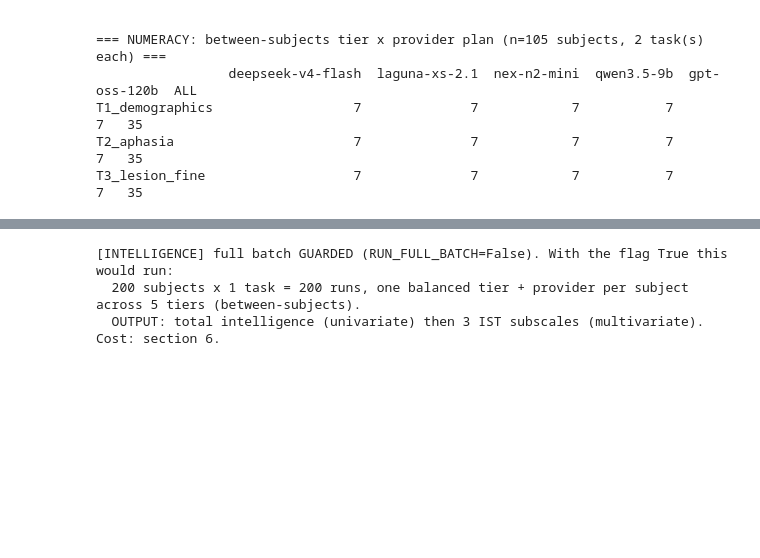
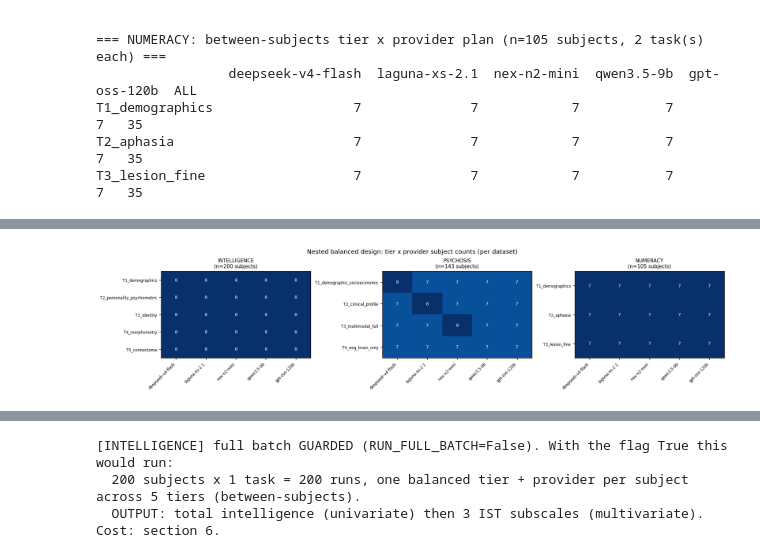
Before and after one commit to stvsever/multi_agent_decision_support_system, a Jupyter notebook: validation/validation_with_openneuro_datasets.ipynb, the cells around one changed output, grey strips where cells are left out. Saved outputs shown, nothing was run; the diff lists cells and outputs as text; code cells hidden in the pictures; blank space fills up the shorter version.

```diff
--- a/validation/validation_with_openneuro_datasets.ipynb
+++ b/validation/validation_with_openneuro_datasets.ipynb
@@ -1022,3 +1030,19 @@ T3_lesion_fine                   7              7            7           7
+# %%
+from validation.common import batch_report as BR
+REPORTS = SCRATCH / "reports"
+
+def load_full(dkey):
+    "Cached full-batch results for a dataset (from disk if present, else this session's RUN dict)."
+    f = SCRATCH / f"results_{dkey}_full.json"
+    if f.exists():
+        return json.loads(f.read_text())
+    return RUN.get(f"{dkey}_full", [])
+
+# Draw the seeded plan the full batch will run: tier x provider subject counts, one panel per dataset.
+_designs = {dk: assign_design(DATASETS[dk]["full_cohort"], DATASETS[dk]["tiers"]) for dk in DATASETS}
+_ = BR.plot_design(_designs, [m["id"] for m in MODEL_PANEL])
+# %% [output]
+[figure, added]
 # %% [markdown]
 ## 7. Full-batch runs (the section 0.5 design, guarded, NOT run here)
 
```
Also changed, not shown: parts of 5 cells of this notebook, 1 other file.
